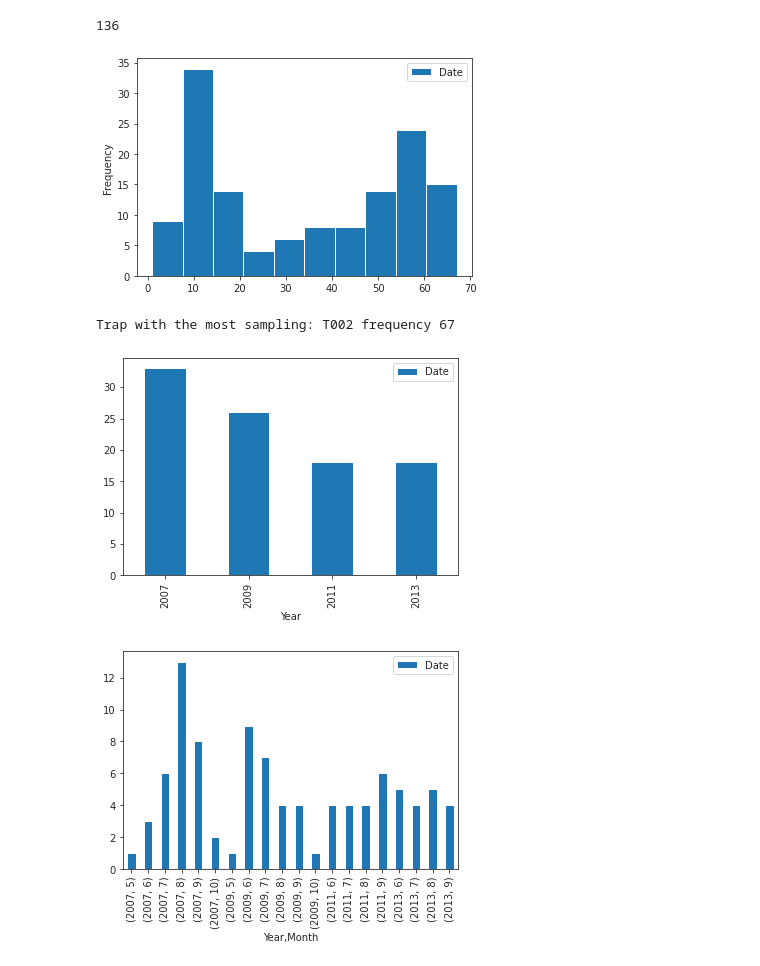
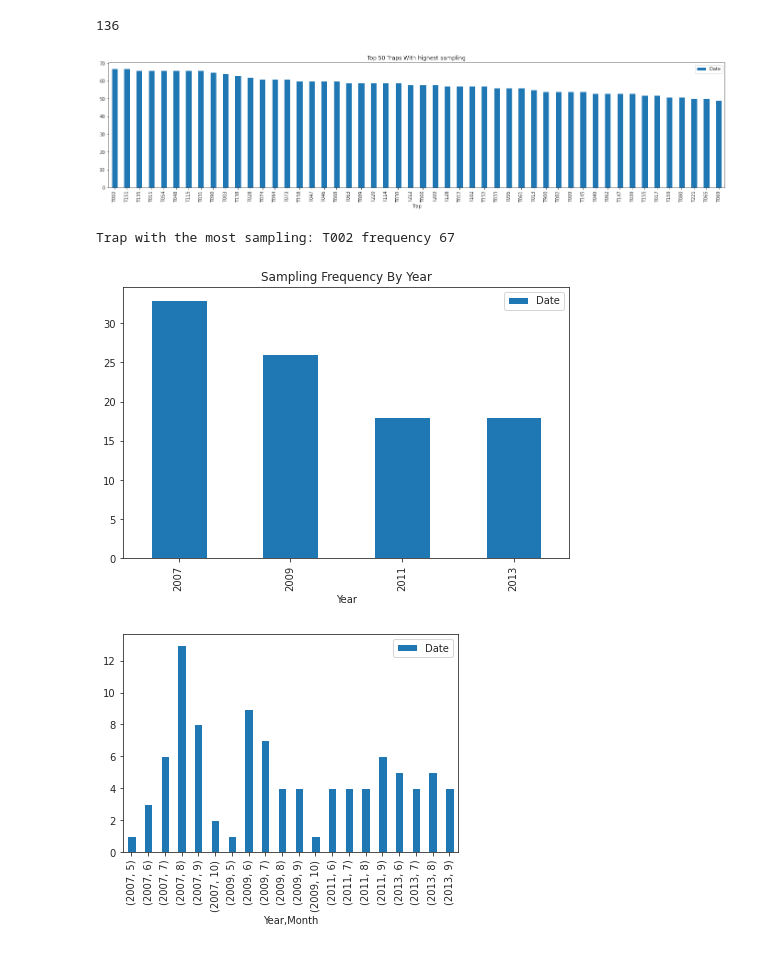
Before and after one commit to henrioei/Binary-Classification-on-West-Nile-Virus, a Jupyter notebook: West_Nile_Virus_Classification_Modelling_Part_1.ipynb, the cells around one changed output. Drawn from its saved outputs; the diff is of its cells as text; code cells hidden in the pictures.

```diff
--- a/West_Nile_Virus_Classification_Modelling_Part_1.ipynb
+++ b/West_Nile_Virus_Classification_Modelling_Part_1.ipynb
@@ -261,9 +261,10 @@ df_train.Trap.nunique()
 # %% [output]
 136
 # %%
-df_train[['Date','Trap']].groupby(['Trap']).nunique().plot(kind='hist');
+df_train[['Date','Trap']].groupby(['Trap']).nunique().sort_values(by='Date' , ascending = False)[:50].plot(kind='bar' , figsize = (24,5))
+plt.title('Top 50 Traps With highest sampling');
 # %% [output]
-[figure, old version]
+[figure, new version]
 # %%
 print('Trap with the most sampling:', df_train[['Date','Trap']]\
       .groupby(['Trap']).nunique().idxmax().values[0], 'frequency',\
@@ -271,9 +272,10 @@ print('Trap with the most sampling:', df_train[['Date','Trap']]\
 # %% [output]
 Trap with the most sampling: T002 frequency 67
 # %%
-df_train[['Year','Date']].groupby(['Year']).nunique().plot(kind='bar');
+df_train[['Year','Date']].groupby(['Year']).nunique().plot(kind='bar' , figsize = (8,5))
+plt.title('Sampling Frequency By Year');
 # %% [output]
-[figure, old version]
+[figure, new version]
 # %%
 df_train[['Year','Month','Date']].groupby(['Year','Month']).nunique().plot(kind='bar');
 # %% [output]
```
Also changed, not shown: parts of 1 cell of this notebook.
